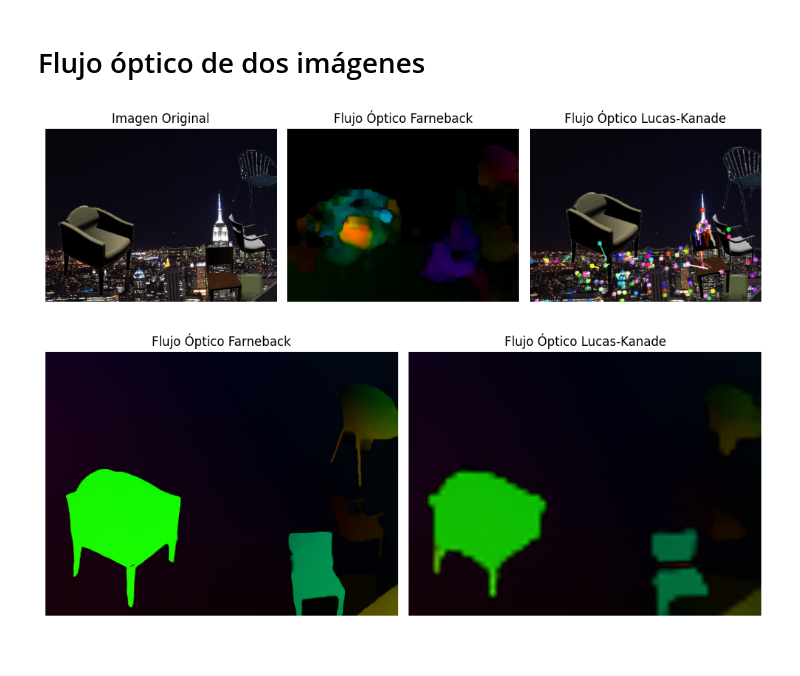
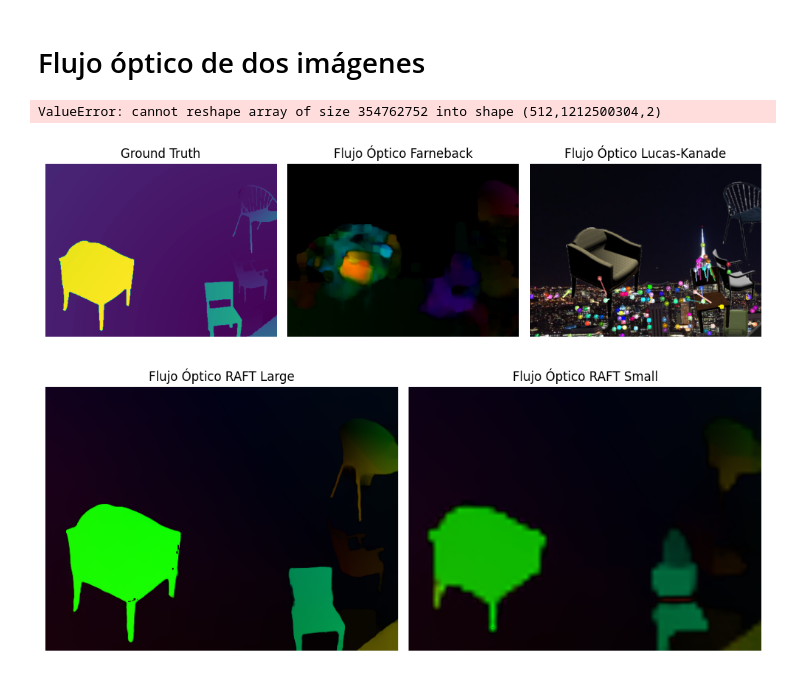
Before and after one commit to MediaMind-ULPGC/P07, a Jupyter notebook: Flujo_optico.ipynb, the cells around one changed output. Saved outputs shown, nothing was run; the diff lists cells and outputs as text; code cells hidden in the pictures.

```diff
--- a/Flujo_optico.ipynb
+++ b/Flujo_optico.ipynb
@@ -10,12 +10,24 @@ import warnings
 from torchvision.models.optical_flow import raft_large, raft_small
 import torchvision.transforms.functional as F
 from torchvision.utils import flow_to_image
+# %%
+def read_flo_file(filename):
+    with open(filename, 'rb') as f:
+        width = np.fromfile(f, np.int32, count=1)[0]
+        height = np.fromfile(f, np.int32, count=1)[0]
+        data = np.fromfile(f, np.float32, count=2 * width * height)
+        flow = np.resize(data, (height, width, 2))
+    return flow
 # %%
 image_path_1 = "./sillas/00101_img1.ppm"
 image_path_2 = "./sillas/00101_img2.ppm"
+image_path_ground_truth = "./sillas/00101_flow.flo"
 
 image1 = cv.imread(image_path_1)
 image2 = cv.imread(image_path_2)
+
+flow_data = read_flo_file(image_path_ground_truth)
+magnitude = np.sqrt(flow_data[..., 0]**2 + flow_data[..., 1]**2)
 
 old_gray = cv.cvtColor(image1, cv.COLOR_BGR2GRAY)
 frame_gray = cv.cvtColor(image2, cv.COLOR_BGR2GRAY)
@@ -54,34 +66,34 @@ if p1 is not None:
 
 result = cv.add(image2, mask)
 result_rgb_lk = cv.cvtColor(result, cv.COLOR_BGR2RGB)
+# %% [output]
+ValueError: cannot reshape array of size 354762752 into shape (512,1212500304,2)
 # %%
-image1_rgb = cv.cvtColor(image1, cv.COLOR_BGR2RGB)
-
 plt.figure(figsize=(10, 15))
 
 # Imagen original
 plt.subplot(1, 3, 1)
-plt.imshow(image1_rgb)
-plt.title("Imagen Original")
+plt.imshow(magnitude)
+plt.title("Ground Truth")
 plt.axis("off")
 
 # Resultado Farneback
 plt.subplot(1, 3, 2)
 plt.imshow(result_rgb_farneback)
 plt.title("Flujo Óptico Farneback")
 plt.axis("off")
 
 # Resultado Lucas-Kanade
 plt.subplot(1, 3, 3)
 plt.imshow(result_rgb_lk)
 plt.title("Flujo Óptico Lucas-Kanade")
 plt.axis("off")
 
 plt.tight_layout()
 plt.savefig("optical_flow_1.svg", format="svg", dpi=300,bbox_inches='tight')
 plt.show()
 # %% [output]
-[figure, old version]
+[figure, new version]
 # %%
 warnings.filterwarnings("ignore")
 
@@ -119,17 +131,17 @@ plt.figure(figsize=(10, 15))
 # Resultado RAFT large
 plt.subplot(1, 2, 1)
 plt.imshow(flow_img_rgb_raft_large)
-plt.title("Flujo Óptico Farneback")
+plt.title("Flujo Óptico RAFT Large")
 plt.axis("off")
 
 # Resultado RAFT small
 plt.subplot(1, 2, 2)
 plt.imshow(flow_img_rgb_raft_small)
-plt.title("Flujo Óptico Lucas-Kanade")
+plt.title("Flujo Óptico RAFT Small")
 plt.axis("off")
 
 plt.tight_layout()
 plt.savefig("optical_flow_2.svg", format="svg", dpi=300, bbox_inches='tight')
 plt.show()
 # %% [output]
-[figure, old version]
+[figure, new version]
```
Also changed, not shown: 5 other files.
